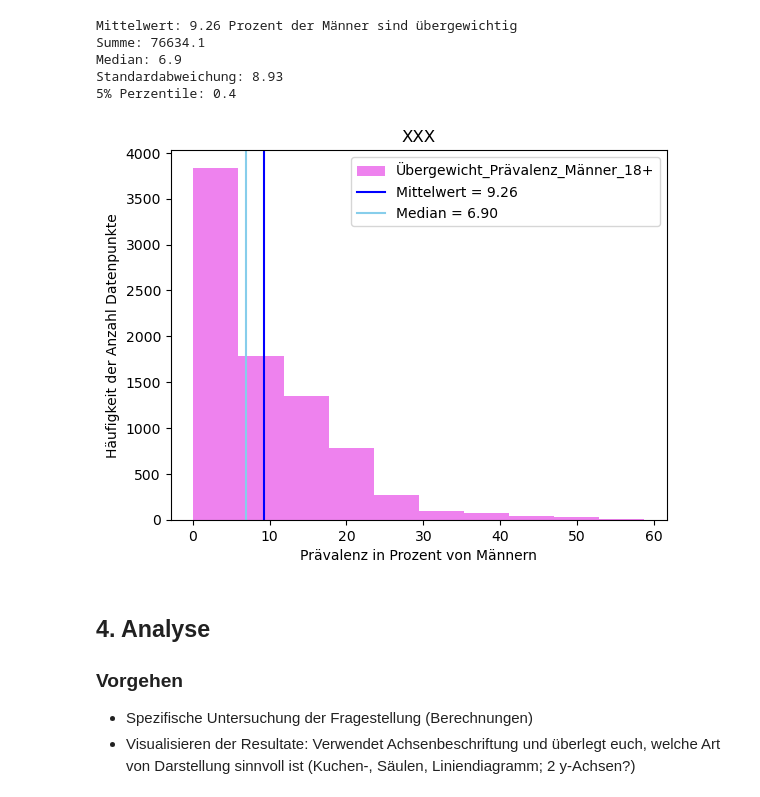
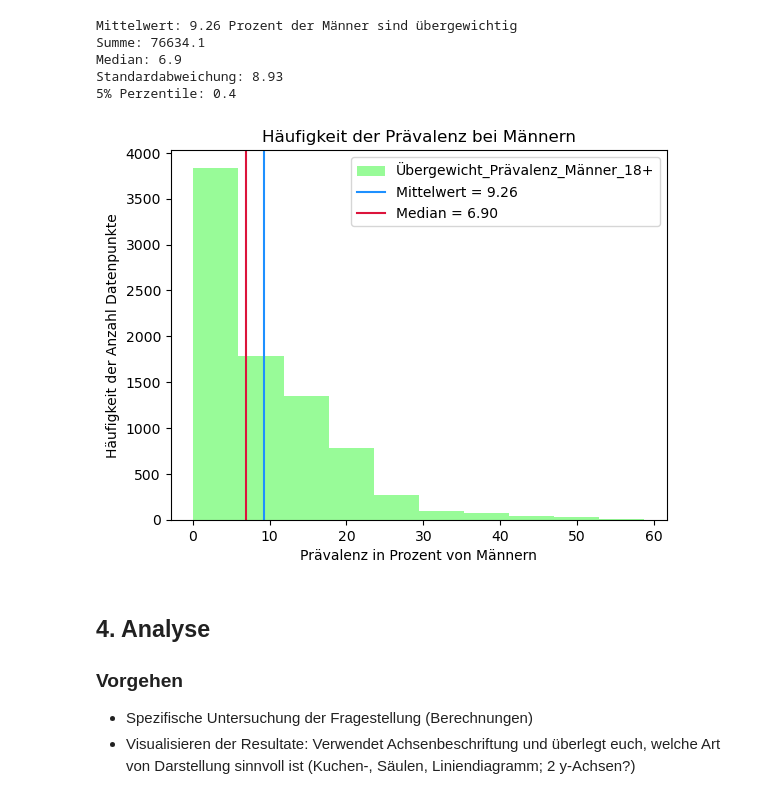
Before and after one commit to Hirnfresser/Leistungsnachweis_Phyton, a Jupyter notebook: Grundgerüst_Leistungsnachweis.ipynb, the cells around one changed output. Cells and saved outputs as stored; diff of their text form; code cells hidden in the pictures.

```diff
--- a/Grundgerüst_Leistungsnachweis.ipynb
+++ b/Grundgerüst_Leistungsnachweis.ipynb
@@ -295,25 +317,25 @@ Standardabweichung: 8.93
 5% Perzentile: 0.4
 # %%
 Histo_Mann = df['Übergewicht_Prävalenz_Männer_18+'].plot(
-    color = 'violet',
-    title = 'XXX',
+    color = 'palegreen',
+    title = 'Häufigkeit der Prävalenz bei Männern',
     kind = 'hist',
     bins = 10,
     ylabel = 'Häufigkeit der Anzahl Datenpunkte',
     xlabel = 'Prävalenz in Prozent von Männern'
     )
 
 Histo_Mann.axvline(x=df['Übergewicht_Prävalenz_Männer_18+'].mean(),
-                   color = 'blue',
+                   color = 'dodgerblue',
                    label = f'Mittelwert = {Mittelwert_Männer:.2f}')
 
 Histo_Mann.axvline(x=df['Übergewicht_Prävalenz_Männer_18+'].median(),
-                   color = 'skyblue',
+                   color = 'crimson',
                    label = f'Median = {Median_Männer:.2f}')
 
 Histo_Mann.legend();
 # %% [output]
-[figure, old version]
+[figure, new version]
 # %% [markdown]
 ## 4. Analyse
 
```
Also changed, not shown: parts of 5 cells of this notebook.
